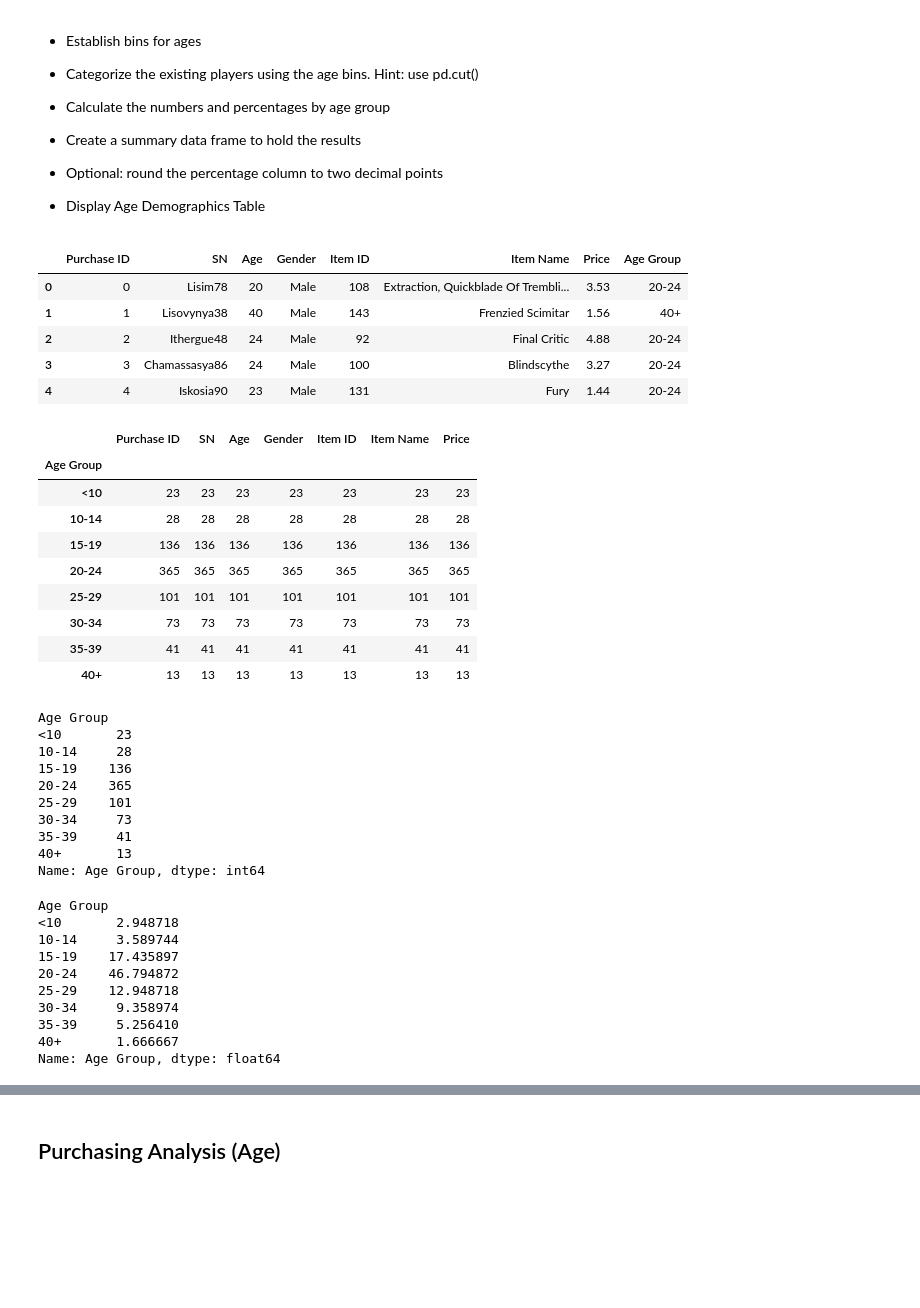
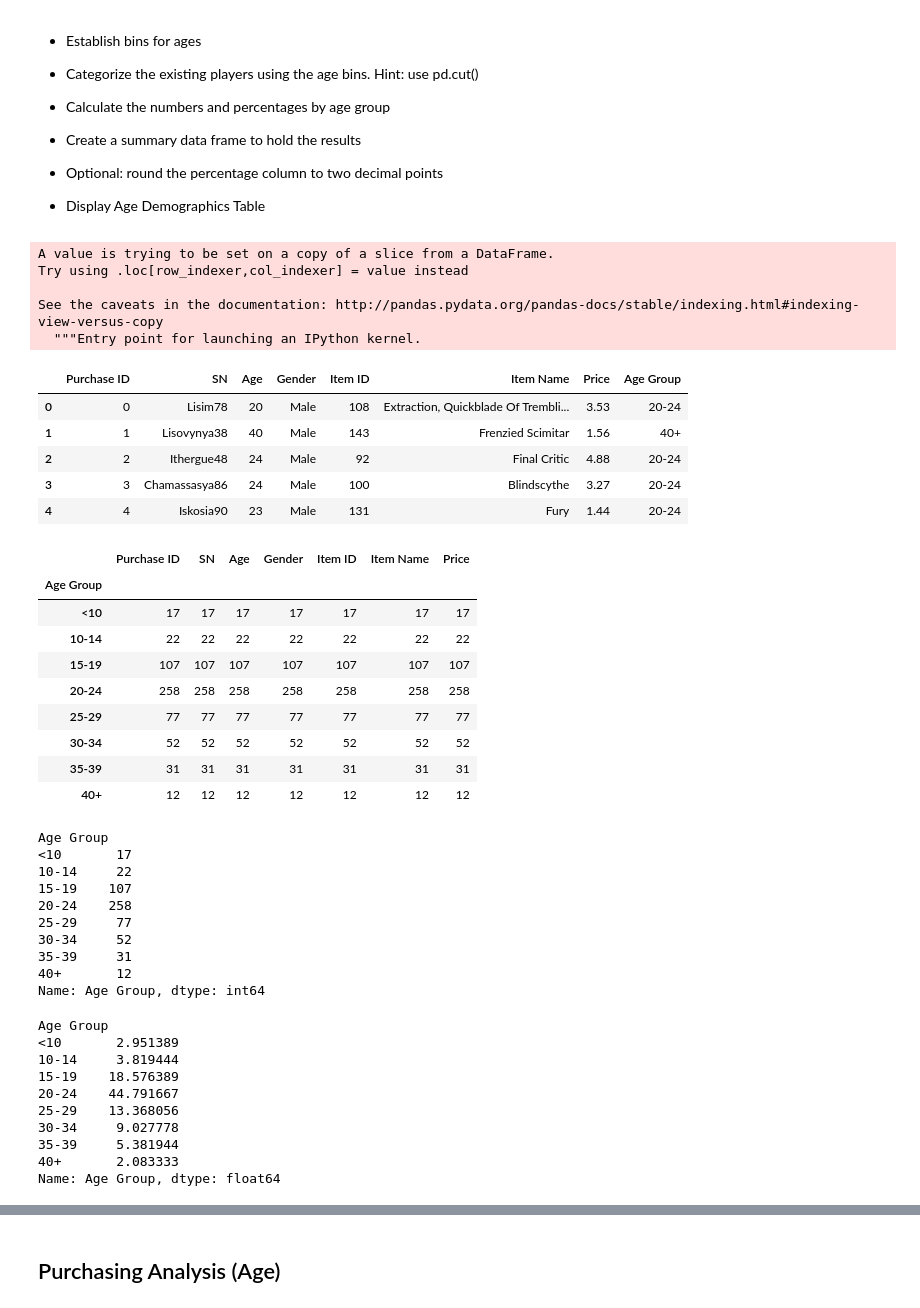
Before and after one commit to shreybhatia202/pandas, a Jupyter notebook: HeroesOfPymoli/HeroesOfPymoli_starter.ipynb, the cells around one changed output, grey strips where cells are left out. Cells and saved outputs as stored; diff of their text form; code cells hidden in the pictures; blank space fills up the shorter version.

```diff
--- a/HeroesOfPymoli/HeroesOfPymoli_starter.ipynb
+++ b/HeroesOfPymoli/HeroesOfPymoli_starter.ipynb
@@ -225,15 +264,22 @@ gender_analysis
 
 
 * Display Age Demographics Table
+# %%
+purchase_data_new = purchase_data.drop_duplicates(subset="SN", keep='first', inplace=False)
 # %%
 age_bins = [0, 9, 14, 19, 24, 29, 34, 39, 100]
 
 age_labels = ["<10", "10-14", "15-19", "20-24", "25-29", "30-34",
                 "35-39", "40+"]
 # %%
-purchase_data["Age Group"]=pd.cut(purchase_data["Age"], age_bins, labels=age_labels)
+purchase_data_new["Age Group"]=pd.cut(purchase_data_new["Age"], age_bins, labels=age_labels)
 purchase_data.head()
 # %% [output]
+A value is trying to be set on a copy of a slice from a DataFrame.
+Try using .loc[row_indexer,col_indexer] = value instead
+
+See the caveats in the documentation: http://pandas.pydata.org/pandas-docs/stable/indexing.html#indexing-view-versus-copy
+  """Entry point for launching an IPython kernel.
 |  | Purchase ID | SN | Age | Gender | Item ID | Item Name | Price | Age Group |
 | 0 | 0 | Lisim78 | 20 | Male | 108 | Extraction, Quickblade Of Trembli... | 3.53 | 20-24 |
 | 1 | 1 | Lisovynya38 | 40 | Male | 143 | Frenzied Scimitar | 1.56 | 40+ |
@@ -241,48 +287,48 @@ purchase_data.head()
 | 3 | 3 | Chamassasya86 | 24 | Male | 100 | Blindscythe | 3.27 | 20-24 |
 | 4 | 4 | Iskosia90 | 23 | Male | 131 | Fury | 1.44 | 20-24 |
 # %%
-purchage_df = purchase_data.groupby(["Age Group"])
+purchage_df = purchase_data_new.groupby(["Age Group"])
 purchage_df.count()
 # %% [output]
 |  | Purchase ID | SN | Age | Gender | Item ID | Item Name | Price |
 | Age Group |  |  |  |  |  |  |  |
-| <10 | 23 | 23 | 23 | 23 | 23 | 23 | 23 |
-| 10-14 | 28 | 28 | 28 | 28 | 28 | 28 | 28 |
-| 15-19 | 136 | 136 | 136 | 136 | 136 | 136 | 136 |
-| 20-24 | 365 | 365 | 365 | 365 | 365 | 365 | 365 |
-| 25-29 | 101 | 101 | 101 | 101 | 101 | 101 | 101 |
-| 30-34 | 73 | 73 | 73 | 73 | 73 | 73 | 73 |
-| 35-39 | 41 | 41 | 41 | 41 | 41 | 41 | 41 |
-| 40+ | 13 | 13 | 13 | 13 | 13 | 13 | 13 |
+| <10 | 17 | 17 | 17 | 17 | 17 | 17 | 17 |
+| 10-14 | 22 | 22 | 22 | 22 | 22 | 22 | 22 |
+| 15-19 | 107 | 107 | 107 | 107 | 107 | 107 | 107 |
+| 20-24 | 258 | 258 | 258 | 258 | 258 | 258 | 258 |
+| 25-29 | 77 | 77 | 77 | 77 | 77 | 77 | 77 |
+| 30-34 | 52 | 52 | 52 | 52 | 52 | 52 | 52 |
+| 35-39 | 31 | 31 | 31 | 31 | 31 | 31 | 31 |
+| 40+ | 12 | 12 | 12 | 12 | 12 | 12 | 12 |
 # %%
 total_count = purchage_df["Age Group"].count()
 
 total_count
 # %% [output]
 Age Group
-<10       23
-10-14     28
-15-19    136
-20-24    365
-25-29    101
-30-34     73
-35-39     41
-40+       13
+<10       17
+10-14     22
+15-19    107
+20-24    258
+25-29     77
+30-34     52
+35-39     31
+40+       12
 Name: Age Group, dtype: int64
 # %%
-age_percentage = (total_count / purchase_data["SN"].count())*100
+age_percentage = (total_count / purchase_data_new["SN"].count())*100
 
 age_percentage
 # %% [output]
 Age Group
-<10       2.948718
-10-14     3.589744
-15-19    17.435897
-20-24    46.794872
-25-29    12.948718
-30-34     9.358974
-35-39     5.256410
-40+       1.666667
+<10       2.951389
+10-14     3.819444
+15-19    18.576389
+20-24    44.791667
+25-29    13.368056
+30-34     9.027778
+35-39     5.381944
+40+       2.083333
 Name: Age Group, dtype: float64
 # %%
 summarage_demo = pd.DataFrame({"Total Count":total_count, "Percentage of Players" :age_percentage})
```
Also changed, not shown: parts of 28 cells of this notebook.
